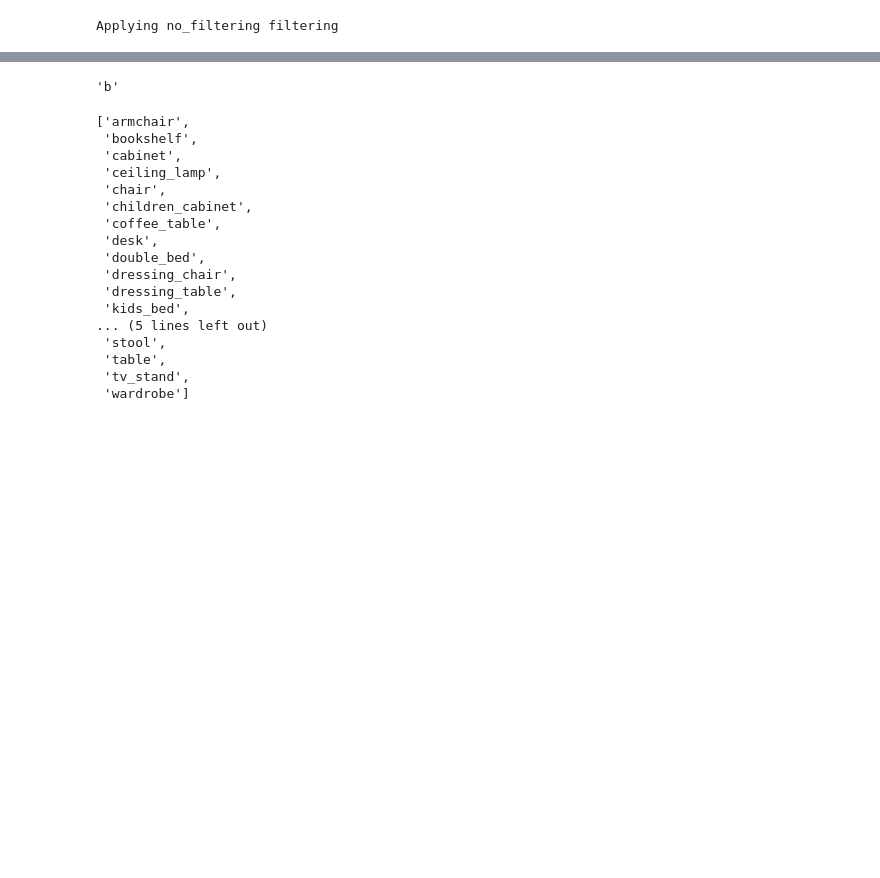
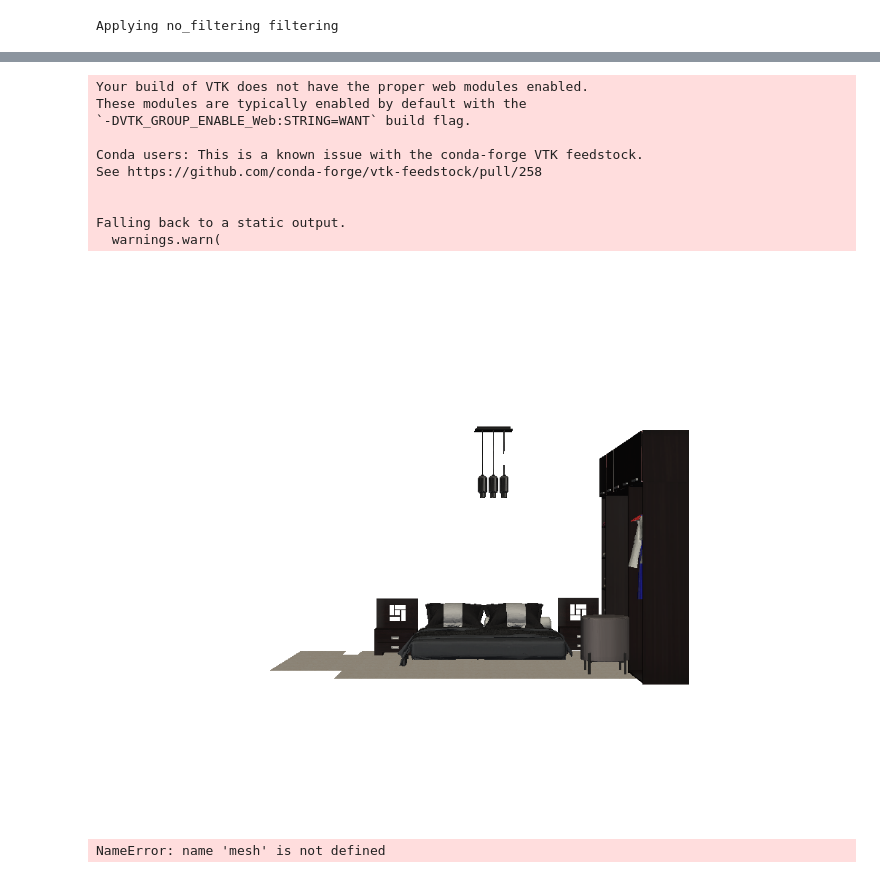
Before and after one commit to SpaceMatch-AI/ATISS, a Jupyter notebook: viz.ipynb, the cells around one changed output, grey strips where cells are left out. Cells and saved outputs as stored; diff of their text form; code cells hidden in the pictures; blank space fills up the shorter version.

Commit message:
add pyvista viz to scene completion

```diff
--- a/viz.ipynb
+++ b/viz.ipynb
@@ -543,26 +549,45 @@ The predicted scene contains ['double_bed', 'nightstand', 'nightstand', 'pendant
-# %%
-# for c in context:
-#     c["model"].plot(texture=pv.numpy_to_texture(c["texture"].to_array()[..., :-1]))
-"a".replace("a", "b")
-# %% [output]
-'b'
-# %%
-dataset.object_types
-# %% [output]
-['armchair',
- 'bookshelf',
- 'cabinet',
- 'ceiling_lamp',
- 'chair',
- 'children_cabinet',
- 'coffee_table',
- 'desk',
- 'double_bed',
- 'dressing_chair',
- 'dressing_table',
- 'kids_bed',
-... (5 lines left out)
- 'stool',
- 'table',
- 'tv_stand',
- 'wardrobe']
+# %%
+import os
+import pyvista as pv
+from glob import glob
+pv.start_xvfb()
+
+# Set the folder path where .obj files are located
+pattern_obj = "/home/aleksandr/spacematchai/ATISS/test_outputs/complete_MasterBedroom-4089_000/*.obj"
+pattern_tex = "/home/aleksandr/spacematchai/ATISS/test_outputs/complete_MasterBedroom-4089_000/*.png"
+
+# Create an empty plotter
+plotter = pv.Plotter()
+
+# Loop through each .obj file
+for file_obj, file_tex in zip(sorted(glob(pattern_obj)), sorted(glob(pattern_tex))):
+
+    # Load the .obj file
+    mesh = pv.read(file_obj)
+    tex = pv.read_texture(file_tex)
+
+    # Add the mesh to the plotter
+    plotter.add_mesh(mesh, texture=pv.numpy_to_texture(tex.to_array()[..., :-1]))
+
+# Set up the camera position
+plotter.camera_position = 'xy'
+# plotter.camera.zoom(1.5)
+
+# Show the plotter window
+plotter.show(jupyter_backend="pythreejs")
+# %% [output]
+Your build of VTK does not have the proper web modules enabled.
+These modules are typically enabled by default with the
+`-DVTK_GROUP_ENABLE_Web:STRING=WANT` build flag.
+
+Conda users: This is a known issue with the conda-forge VTK feedstock.
+See https://github.com/conda-forge/vtk-feedstock/pull/258
+
+
+Falling back to a static output.
+  warnings.warn(
+[figure, added]
+# %%
+mesh.plot()
+# %% [output]
+NameError: name 'mesh' is not defined
```
Also changed, not shown: parts of 8 cells of this notebook.
